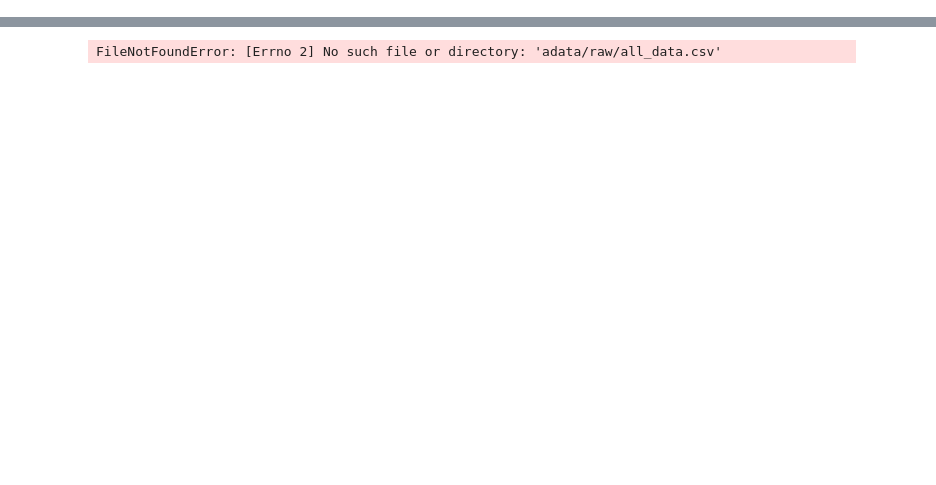
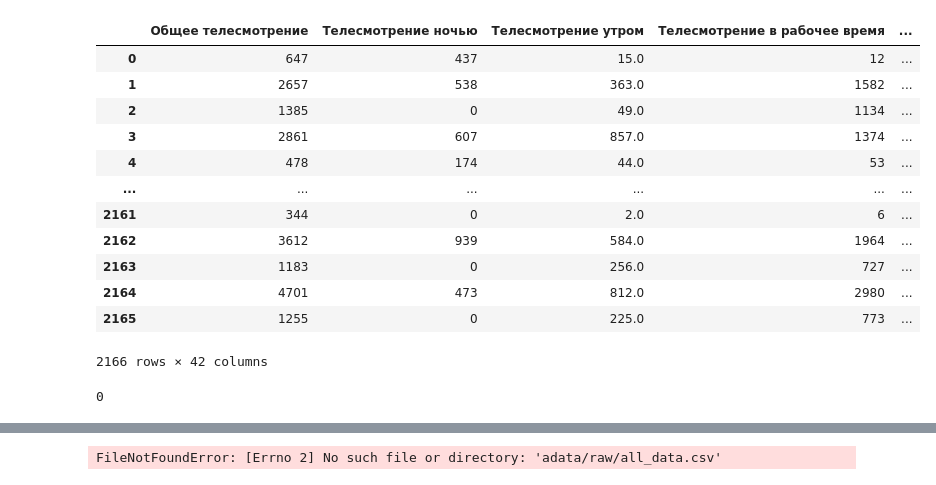
Before and after one commit to RyazaNow/Deploy-ML-Model, a Jupyter notebook: assdd.ipynb, the cells around one changed output, grey strips where cells are left out. Cells and saved outputs as stored; diff of their text form; code cells hidden in the pictures; blank space fills up the shorter version.

```diff
--- a/assdd.ipynb
+++ b/assdd.ipynb
@@ -3,2 +7,2 @@ import pandas as pd
 # %%
-submit = pd.read_csv('data/raw/all_data.csv')
+df = pd.read_csv('data/interim/data_cleaned.csv')
@@ -45,0 +25,20 @@ def clean_data(input_path: str, output_path: str):
+# %%
+df
+# %% [output]
+|  | Общее телесмотрение | Телесмотрение ночью | Телесмотрение утром | Телесмотрение в рабочее время | ... |
+| 0 | 647 | 437 | 15.0 | 12 | ... |
+| 1 | 2657 | 538 | 363.0 | 1582 | ... |
+| 2 | 1385 | 0 | 49.0 | 1134 | ... |
+| 3 | 2861 | 607 | 857.0 | 1374 | ... |
+| 4 | 478 | 174 | 44.0 | 53 | ... |
+| ... | ... | ... | ... | ... | ... |
+| 2161 | 344 | 0 | 2.0 | 6 | ... |
+| 2162 | 3612 | 939 | 584.0 | 1964 | ... |
+| 2163 | 1183 | 0 | 256.0 | 727 | ... |
+| 2164 | 4701 | 473 | 812.0 | 2980 | ... |
+| 2165 | 1255 | 0 | 225.0 | 773 | ... |
+2166 rows × 42 columns
+# %%
+df.duplicated().sum()
+# %% [output]
+0
```
Also changed, not shown: parts of 6 cells of this notebook, 12 other files.
